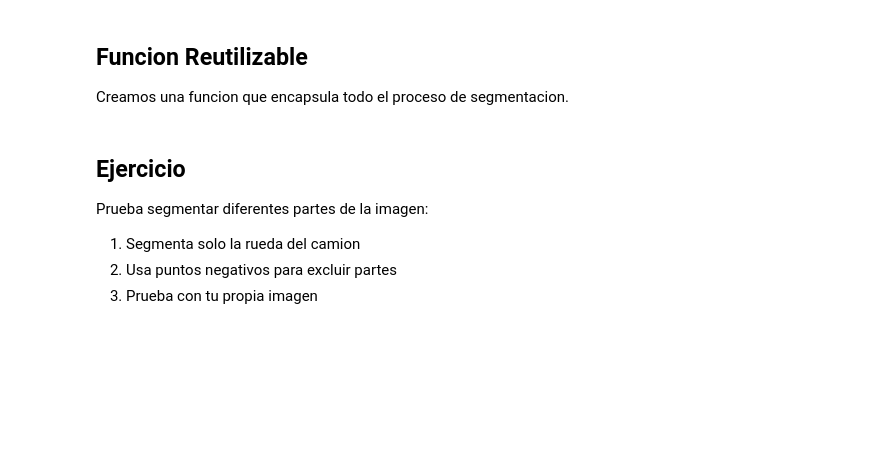
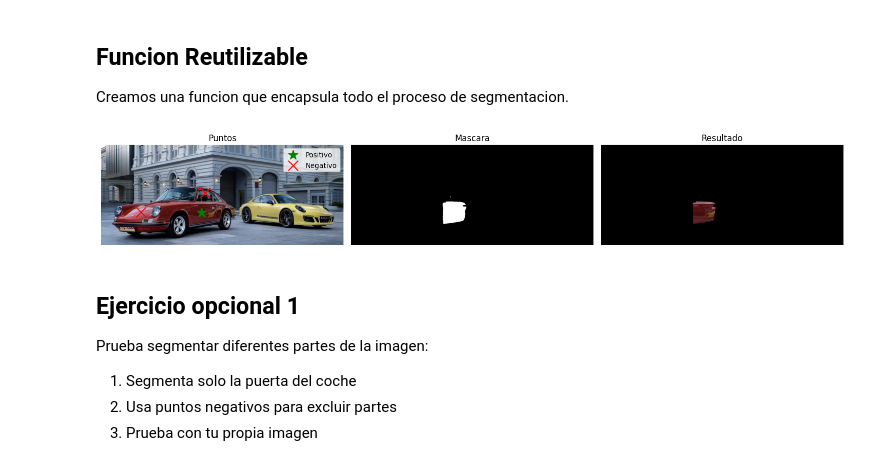
Before and after one commit to sergiovillanueva/Modelos_Fundacionales, a Jupyter notebook: 5_SAM.ipynb, the cells around one changed output. Drawn from its saved outputs; the diff is of its cells as text; code cells hidden in the pictures; blank space fills up the shorter version.

```diff
--- a/5_SAM.ipynb
+++ b/5_SAM.ipynb
@@ -245,40 +252,42 @@ def segment_with_sam2(image, points, labels, show=True):
         fig, axes = plt.subplots(1, 3, figsize=(15, 5))
 
         axes[0].imshow(image)
         pos_pts = [p for p, l in zip(points, labels) if l == 1]
         neg_pts = [p for p, l in zip(points, labels) if l == 0]
         if pos_pts:
             axes[0].scatter([p[0] for p in pos_pts], [p[1] for p in pos_pts],
                            c='green', s=200, marker='*', label='Positivo')
         if neg_pts:
             axes[0].scatter([p[0] for p in neg_pts], [p[1] for p in neg_pts],
                            c='red', s=200, marker='x', label='Negativo')
         axes[0].legend()
         axes[0].set_title("Puntos")
         axes[0].axis("off")
 
         axes[1].imshow(best_mask, cmap="gray")
         axes[1].set_title("Mascara")
         axes[1].axis("off")
 
         masked_img = np.array(image) * best_mask[:, :, None]
         axes[2].imshow(masked_img.astype(np.uint8))
         axes[2].set_title("Resultado")
         axes[2].axis("off")
 
         plt.tight_layout()
         plt.show()
 
     return best_mask
 
 # Ejemplo de uso
-mask = segment_with_sam2(raw_image, [[500, 375]], [1])
+# mask = segment_with_sam2(image_fruits3, [[1001, 878]], [1])
+# %% [output]
+[figure, added]
 # %% [markdown]
-## Ejercicio
+## Ejercicio opcional 1
 
 Prueba segmentar diferentes partes de la imagen:
 
-1. Segmenta solo la rueda del camion
+1. Segmenta solo la puerta del coche
 2. Usa puntos negativos para excluir partes
 3. Prueba con tu propia imagen
 # %%
```
Also changed, not shown: parts of 9 cells of this notebook, 6 other files.
